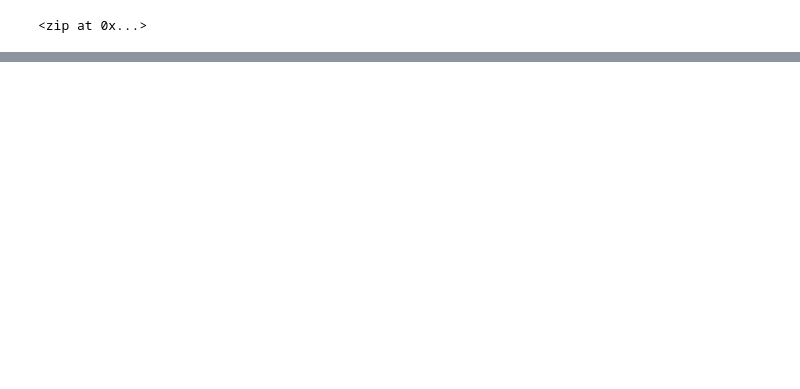
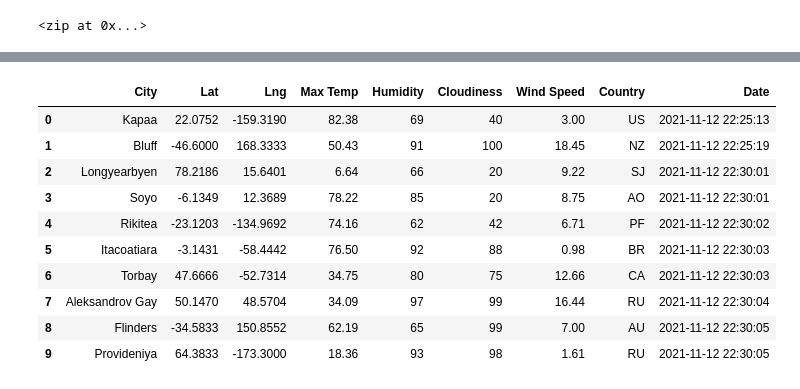
Before and after one commit to alejandra-dahl/World_Weather_Analysis, a Jupyter notebook: WeatherPy.ipynb, the cells around one changed output, grey strips where cells are left out. Drawn from its saved outputs; the diff is of its cells as text; code cells hidden in the pictures; blank space fills up the shorter version.

```diff
--- a/WeatherPy.ipynb
+++ b/WeatherPy.ipynb
@@ -30,0 +126,16 @@ len(cities)
+# %%
+# Convert the array of dictionaries to a Pandas DataFrame.
+city_data_df = pd.DataFrame(city_data)
+city_data_df.head(10)
+# %% [output]
+|  | City | Lat | Lng | Max Temp | Humidity | Cloudiness | Wind Speed | Country | Date |
+| 0 | Kapaa | 22.0752 | -159.3190 | 82.38 | 69 | 40 | 3.00 | US | 2021-11-12 22:25:13 |
+| 1 | Bluff | -46.6000 | 168.3333 | 50.43 | 91 | 100 | 18.45 | NZ | 2021-11-12 22:25:19 |
+| 2 | Longyearbyen | 78.2186 | 15.6401 | 6.64 | 66 | 20 | 9.22 | SJ | 2021-11-12 22:30:01 |
+| 3 | Soyo | -6.1349 | 12.3689 | 78.22 | 85 | 20 | 8.75 | AO | 2021-11-12 22:30:01 |
+| 4 | Rikitea | -23.1203 | -134.9692 | 74.16 | 62 | 42 | 6.71 | PF | 2021-11-12 22:30:02 |
+| 5 | Itacoatiara | -3.1431 | -58.4442 | 76.50 | 92 | 88 | 0.98 | BR | 2021-11-12 22:30:03 |
+| 6 | Torbay | 47.6666 | -52.7314 | 34.75 | 80 | 75 | 12.66 | CA | 2021-11-12 22:30:03 |
+| 7 | Aleksandrov Gay | 50.1470 | 48.5704 | 34.09 | 97 | 99 | 16.44 | RU | 2021-11-12 22:30:04 |
+| 8 | Flinders | -34.5833 | 150.8552 | 62.19 | 65 | 99 | 7.00 | AU | 2021-11-12 22:30:05 |
+| 9 | Provideniya | 64.3833 | -173.3000 | 18.36 | 93 | 98 | 1.61 | RU | 2021-11-12 22:30:05 |
```
Also changed, not shown: parts of 7 cells of this notebook, 3 other files.
